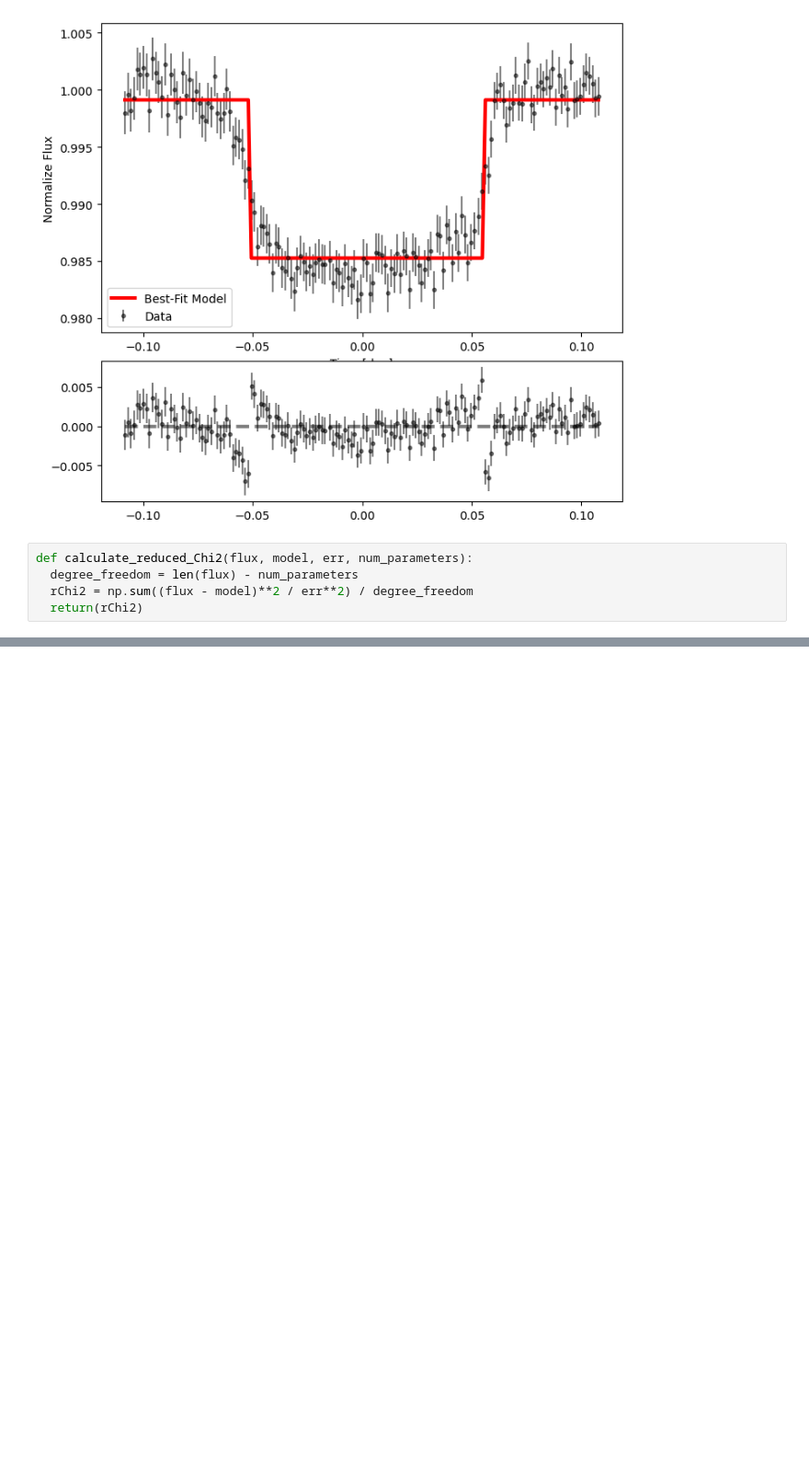
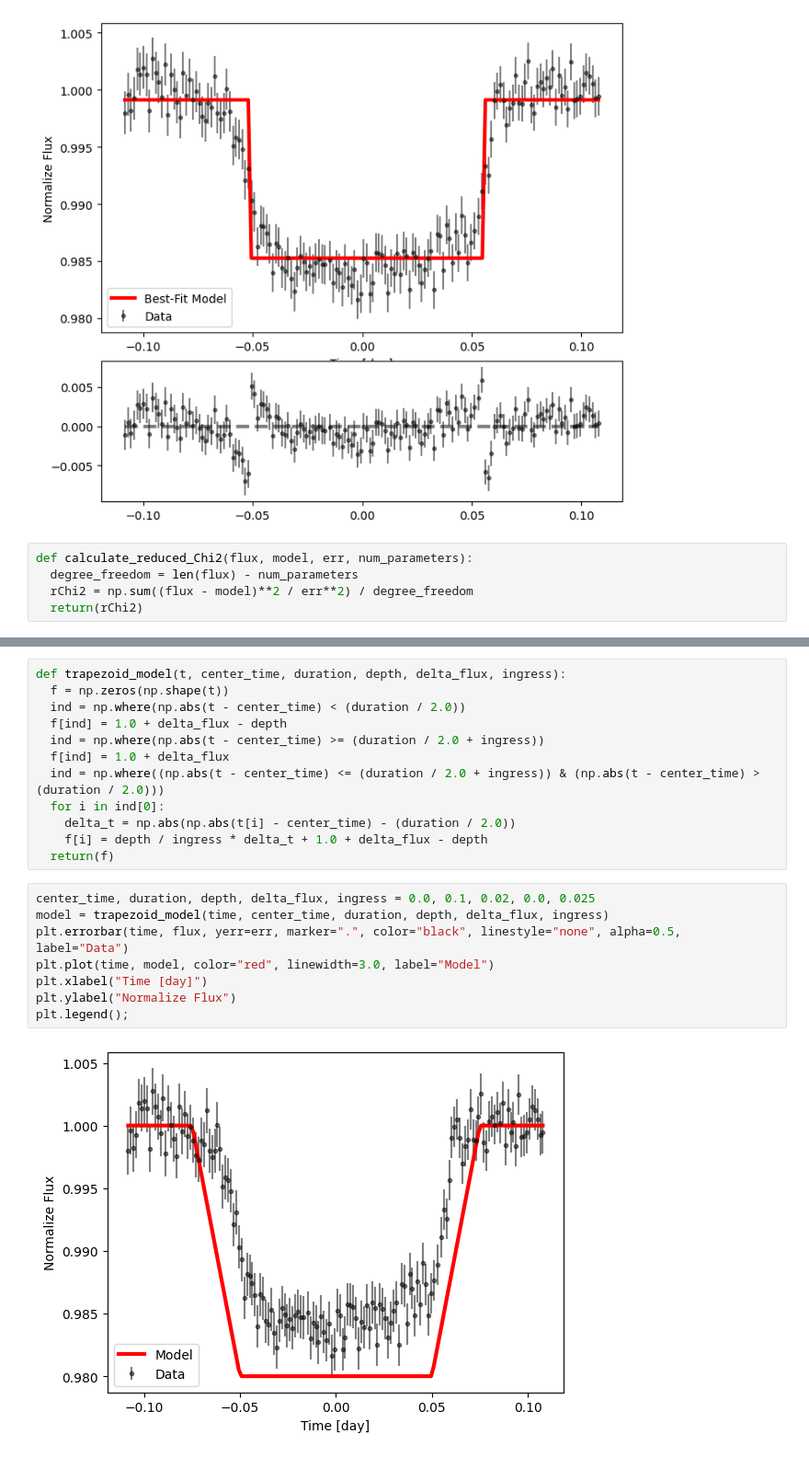
Before and after one commit to wj198414/ASTRON1221, a Jupyter notebook: Exoplanets/Exoplanet_Transit.ipynb, the cells around one changed output, grey strips where cells are left out. Shown at 92% size. Saved outputs shown, nothing was run; the diff lists cells and outputs as text; blank space fills up the shorter version.

```diff
--- a/Exoplanets/Exoplanet_Transit.ipynb
+++ b/Exoplanets/Exoplanet_Transit.ipynb
@@ -178,0 +178,22 @@ Reduced Chi2 =  1.6072012649058827
+# %%
+def trapezoid_model(t, center_time, duration, depth, delta_flux, ingress):
+  f = np.zeros(np.shape(t))
+  ind = np.where(np.abs(t - center_time) < (duration / 2.0))
+  f[ind] = 1.0 + delta_flux - depth
+  ind = np.where(np.abs(t - center_time) >= (duration / 2.0 + ingress))
+  f[ind] = 1.0 + delta_flux
+  ind = np.where((np.abs(t - center_time) <= (duration / 2.0 + ingress)) & (np.abs(t - center_time) > (duration / 2.0)))
+  for i in ind[0]:
+    delta_t = np.abs(np.abs(t[i] - center_time) - (duration / 2.0))
+    f[i] = depth / ingress * delta_t + 1.0 + delta_flux - depth
+  return(f)
+# %%
+center_time, duration, depth, delta_flux, ingress = 0.0, 0.1, 0.02, 0.0, 0.025
+model = trapezoid_model(time, center_time, duration, depth, delta_flux, ingress)
+plt.errorbar(time, flux, yerr=err, marker=".", color="black", linestyle="none", alpha=0.5, label="Data")
+plt.plot(time, model, color="red", linewidth=3.0, label="Model")
+plt.xlabel("Time [day]")
+plt.ylabel("Normalize Flux")
+plt.legend();
+# %% [output]
+[figure, added]
```
Also changed, not shown: parts of 14 cells of this notebook.
